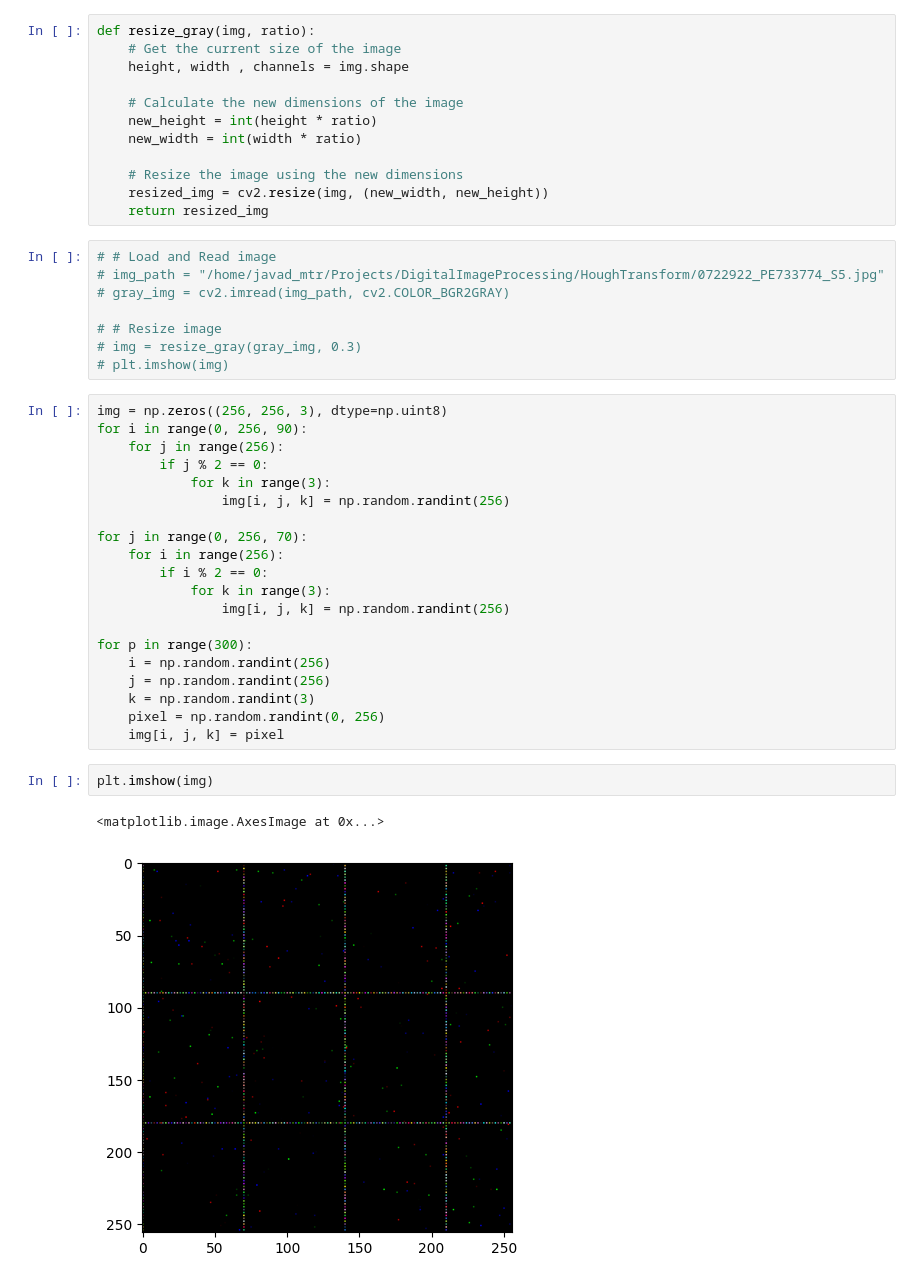
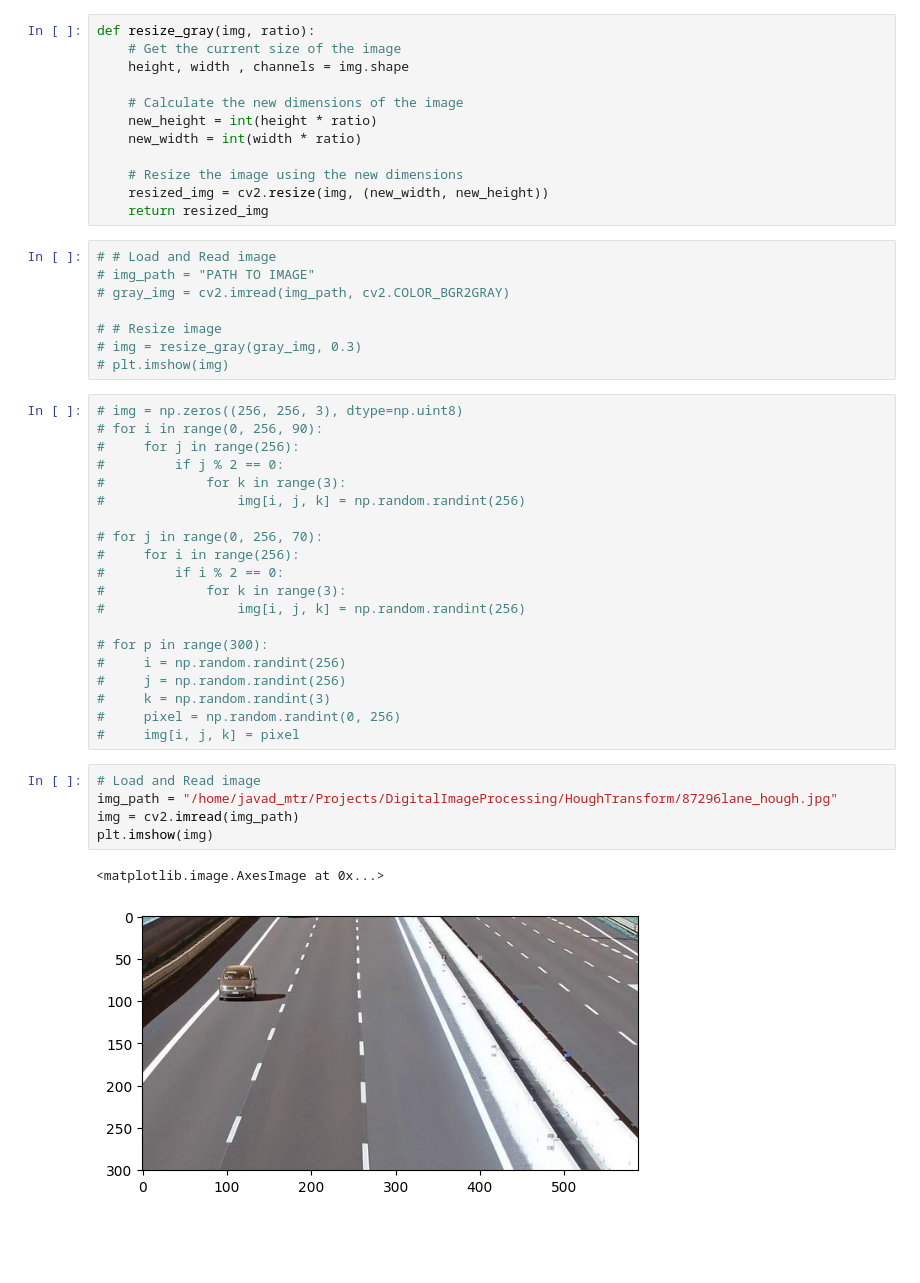
Before and after one commit to JavadMokhtari/DigitalImageProcessing, a Jupyter notebook: HoughTransform/HoughTransform.ipynb, the cells around one changed output. Drawn from its saved outputs; the diff is of its cells as text; blank space fills up the shorter version.

```diff
--- a/HoughTransform/HoughTransform.ipynb
+++ b/HoughTransform/HoughTransform.ipynb
@@ -16,37 +16,40 @@ def resize_gray(img, ratio):
     return resized_img
 # %%
 # # Load and Read image
-# img_path = "/home/javad_mtr/Projects/DigitalImageProcessing/HoughTransform/0722922_PE733774_S5.jpg"
+# img_path = "PATH TO IMAGE"
 # gray_img = cv2.imread(img_path, cv2.COLOR_BGR2GRAY)
 
 # # Resize image
 # img = resize_gray(gray_img, 0.3)
 # plt.imshow(img)
 # %%
-img = np.zeros((256, 256, 3), dtype=np.uint8)
-for i in range(0, 256, 90):
-    for j in range(256):
-        if j % 2 == 0:
-            for k in range(3):
-                img[i, j, k] = np.random.randint(256)
+# img = np.zeros((256, 256, 3), dtype=np.uint8)
+# for i in range(0, 256, 90):
+#     for j in range(256):
+#         if j % 2 == 0:
+#             for k in range(3):
+#                 img[i, j, k] = np.random.randint(256)
 
-for j in range(0, 256, 70):
-    for i in range(256):
-        if i % 2 == 0:
-            for k in range(3):
-                img[i, j, k] = np.random.randint(256)
+# for j in range(0, 256, 70):
+#     for i in range(256):
+#         if i % 2 == 0:
+#             for k in range(3):
+#                 img[i, j, k] = np.random.randint(256)
 
-for p in range(300):
-    i = np.random.randint(256)
-    j = np.random.randint(256)
-    k = np.random.randint(3)
-    pixel = np.random.randint(0, 256)
-    img[i, j, k] = pixel
+# for p in range(300):
+#     i = np.random.randint(256)
+#     j = np.random.randint(256)
+#     k = np.random.randint(3)
+#     pixel = np.random.randint(0, 256)
+#     img[i, j, k] = pixel
-# %%
-plt.imshow(img)
-# %% [output]
-<matplotlib.image.AxesImage at 0x...>
-[figure, removed]
+# %%
+# Load and Read image
+img_path = "/home/javad_mtr/Projects/DigitalImageProcessing/HoughTransform/87296lane_hough.jpg"
+img = cv2.imread(img_path)
+plt.imshow(img)
+# %% [output]
+<matplotlib.image.AxesImage at 0x...>
+[figure, added]
 # %%
 gray_img = cv2.cvtColor(img, cv2.COLOR_RGB2GRAY)
 plt.imshow(gray_img)
```
Also changed, not shown: parts of 5 cells of this notebook.
